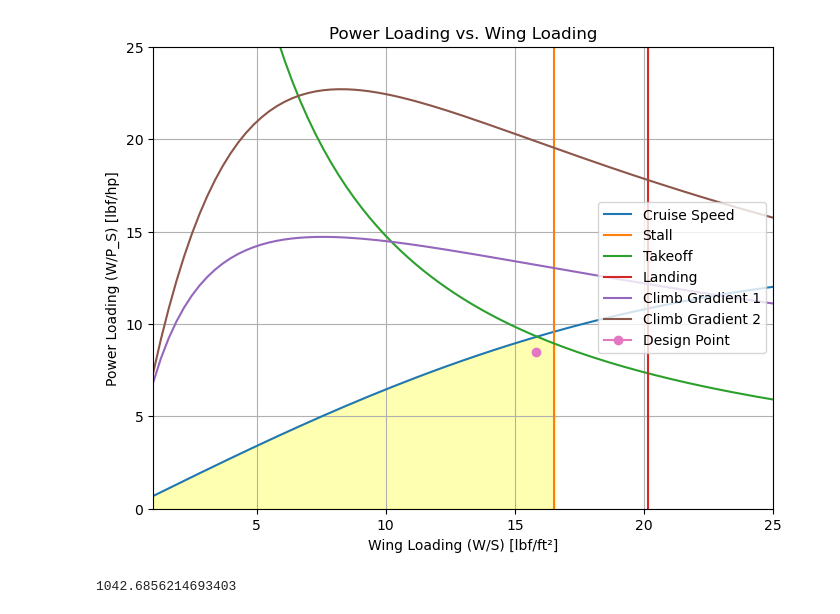
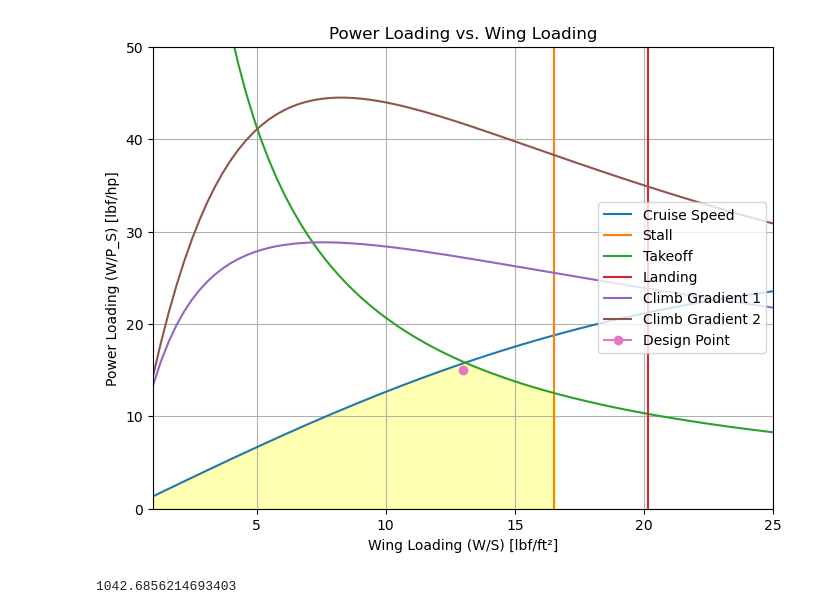
Before and after one commit to VaishnaviK003/Group9-EAE-130-A-B-UCDavis-2025-GatewayToBlueSkies, a Jupyter notebook: A4_powerplant_1cd.ipynb, the cells around one changed output. Cells and saved outputs as stored; diff of their text form; code cells hidden in the pictures.

```diff
--- a/A4_powerplant_1cd.ipynb
+++ b/A4_powerplant_1cd.ipynb
@@ -190,7 +190,7 @@ cD_max_cruise = parasite_drag_coeff + (1 / (math.pi * eff_clean * AR)) * (cL_max
 # Efficiency values to compare
 #eta_p_values = [0.75, 0.85, 0.95]
 
-eta_p = 0.60
+eta_p = 0.84
 eta_t = 0.6
 eta_c = 0.6
 eta_g = 0.6
@@ -221,41 +221,41 @@ plt.plot(WS_range, 1/PW_takeoff_s, label=f'Takeoff')
 plt.plot(WS_landing, math.linspace(0, 300, len(WS_range)), label=f'Landing')
 plt.plot(WS_range, 1/(PW_climb2), label=f'Climb Gradient 1')
 plt.plot(WS_range, 1/ (PW_climb4), label=f'Climb Gradient 2')
-plt.plot(15.8, 8.5, label='Design Point', marker = "o")
+plt.plot(13, 15, label='Design Point', marker = "o")
 
 # Shading the region
 y4 = math.minimum((1/PW_cruise_s), (1/PW_takeoff_s))
 plt.fill_between((WS_range[:53]), 0, y4[:53], color='yellow', alpha=0.3)
 
 plt.xlim(1, 25)
-plt.ylim(0, 25)
+plt.ylim(0, 50)
 
 # Labels and legend
 plt.xlabel("Wing Loading (W/S) [lbf/ft²]")
 plt.ylabel("Power Loading (W/P_S) [lbf/hp]")
 plt.title("Power Loading vs. Wing Loading")
 plt.legend(loc = "right")
 plt.grid(True)
 plt.show()
 
 
 #plt.ylim(0, 50)
 #plt.xlim(1,40)
 #plt.yticks(math.arange(0, 55, step=5))
 #plt.xticks(math.arange(2, 41, step=2))
 #plt.legend(loc='upper right', bbox_to_anchor=(1, 1))
 #plt.tight_layout()
 #plt.show()
 
 
 #thurst = m_dot * (v_jet - v_inf)
 
 #power_available = thurst * v_inf
 
 #eta_p1 = power_available / (power_available + (0.5 * m_dot * (v_jet - v_inf)**2))
 #eta_p2 = 2 / (1 + (v_jet / v_inf))
 # %% [output]
-[figure, old version]
+[figure, new version]
 # %%
 ###############################
 #### PART 2 #####
```
